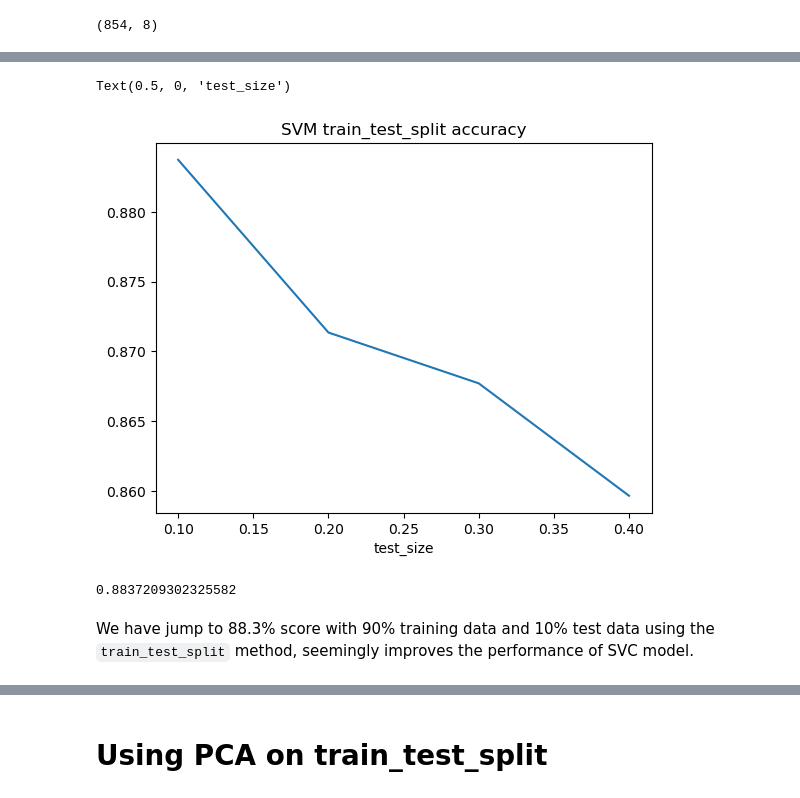
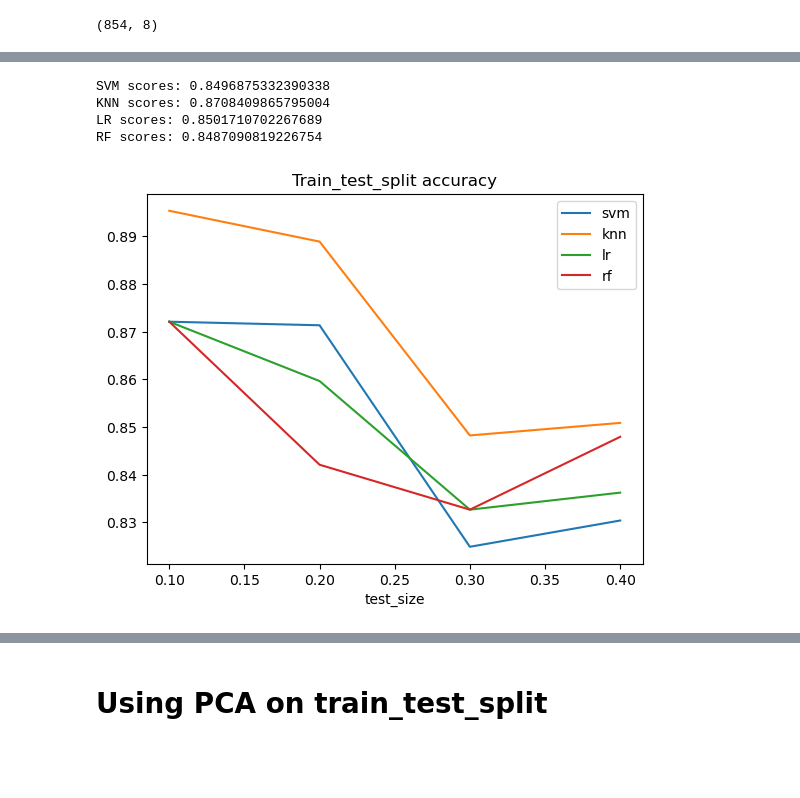
Before and after one commit to yanchooy/heart_disease_prediction, a Jupyter notebook: heart_disease_predict.ipynb, the cells around one changed output, grey strips where cells are left out. Saved outputs shown, nothing was run; the diff lists cells and outputs as text; code cells hidden in the pictures; blank space fills up the shorter version.

```diff
--- a/heart_disease_predict.ipynb
+++ b/heart_disease_predict.ipynb
@@ -412,0 +556,3 @@ heart_data_scaled.shape
+# %%
+X = X.drop(['RestingECG_Normal'], axis=1)
+X.columns
@@ -457,15 +600,14 @@ model_params = {
 
 results = []
 
-for model_name, model_params in model_params.items():
-    clf = GridSearchCV(model_params['model'], model_params['params'], cv=10, return_train_score=False)
+for model_name, model_param in model_params.items():
+    clf = GridSearchCV(model_param['model'], model_param['params'], cv=10, return_train_score=False)
     clf.fit(X, y)
     results.append({
         'model' : model_name,
         'best_score': clf.best_score_,
         'best_param': clf.best_params_
     })
-
 pd.DataFrame(results)
 # %% [output]
 10 fits failed out of a total of 200.
@@ -525,0 +653,12 @@ np.mean(cv)
+# %%
+results = []
+
+for model_name, model_param in model_params.items():
+    clf = GridSearchCV(model_param['model'], model_param['params'], cv=10, return_train_score=False)
+    clf.fit(X_pca, y)
+    results.append({
+        'model' : model_name,
+        'best_score': clf.best_score_,
+        'best_param': clf.best_params_
+    })
+pd.DataFrame(results)
@@ -564,37 +753,51 @@ For SVM model, 7 features give the highest prediction accuracy of about 84.8%, m
 # %%
 from sklearn.model_selection import train_test_split
 
 #vary a few test size to check accuracy rate
 test_size = [0.1, 0.2, 0.3, 0.4]
 tts_svm_score = []
+tts_knn_score = []
+tts_lr_score = []
+tts_rf_score = []
 
 for t in test_size:
-    #stratify because there is an imbalanced number of confirmed heart disease patient versus non-heart disease
-    X_train, X_test, y_train, y_test = train_test_split(X, y, test_size=t, stratify=y, random_state=42)
+    X_train, X_test, y_train, y_test = train_test_split(X, y, test_size=t, random_state=42)
 
     #SVM model
-    svm = SVC(C=5, kernel='linear')
-
+    svm = SVC(C=3, kernel='linear')
     svm.fit(X_train, y_train)
-
     tts_svm_score.append(svm.score(X_test, y_test))
 
-plt.plot(test_size, tts_svm_score)
-plt.title('SVM train_test_split accuracy')
+    #KNN model
+    knn = KNeighborsClassifier(n_neighbors=13)
+    knn.fit(X_train, y_train)
+    tts_knn_score.append(knn.score(X_test, y_test))
+
+    #lr model
+    lr = LogisticRegression(C=1)
+    lr.fit(X_train, y_train)
+    tts_lr_score.append(lr.score(X_test, y_test))
+
+    #rf model
+    rf = RandomForestClassifier(n_estimators=19)
+    rf.fit(X_train, y_train)
+    tts_rf_score.append(rf.score(X_test, y_test))
+
+plt.plot(test_size, tts_svm_score, label='svm')
+plt.plot(test_size, tts_knn_score, label='knn')
+plt.plot(test_size, tts_lr_score, label='lr')
+plt.plot(test_size, tts_rf_score, label='rf')
+plt.title('Train_test_split accuracy')
 plt.xlabel('test_size')
+plt.legend()
+
+print('SVM scores:', np.mean(tts_svm_score))
+print('KNN scores:', np.mean(tts_knn_score))
+print('LR scores:', np.mean(tts_lr_score))
+print('RF scores:', np.mean(tts_rf_score))
 # %% [output]
-Text(0.5, 0, 'test_size')
+SVM scores: 0.8496875332390338
+KNN scores: 0.8708409865795004
+LR scores: 0.8501710702267689
+RF scores: 0.8487090819226754
-[figure, old version]
+[figure, new version]
-# %%
-X_train, X_test, y_train, y_test = train_test_split(X, y, test_size=0.1, stratify=y, random_state=42)
-
-
-svm = SVC(C=5, kernel='linear')
-
-svm.fit(X_train, y_train)
-
-svm.score(X_test, y_test)
-# %% [output]
-0.8837209302325582
-# %% [markdown]
-We have jump to 88.3% score with 90% training data and 10% test data using the `train_test_split` method, seemingly improves the performance of SVC model.
```
Also changed, not shown: parts of 47 cells of this notebook.
